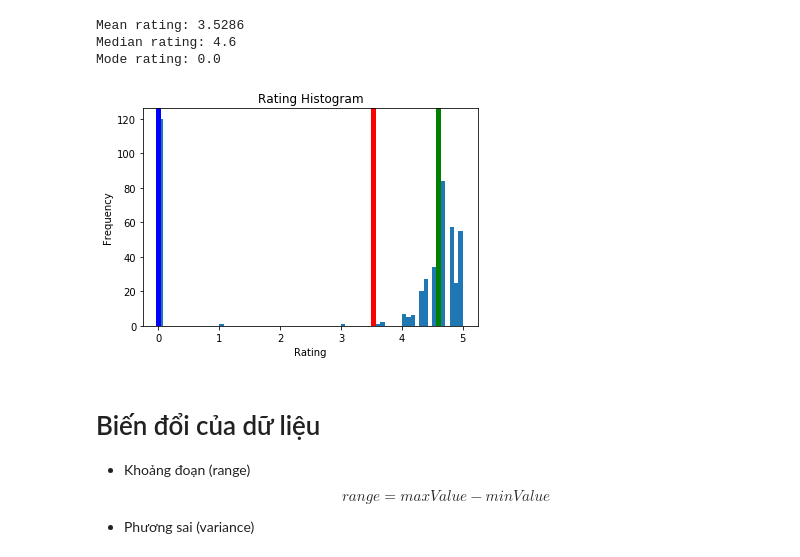
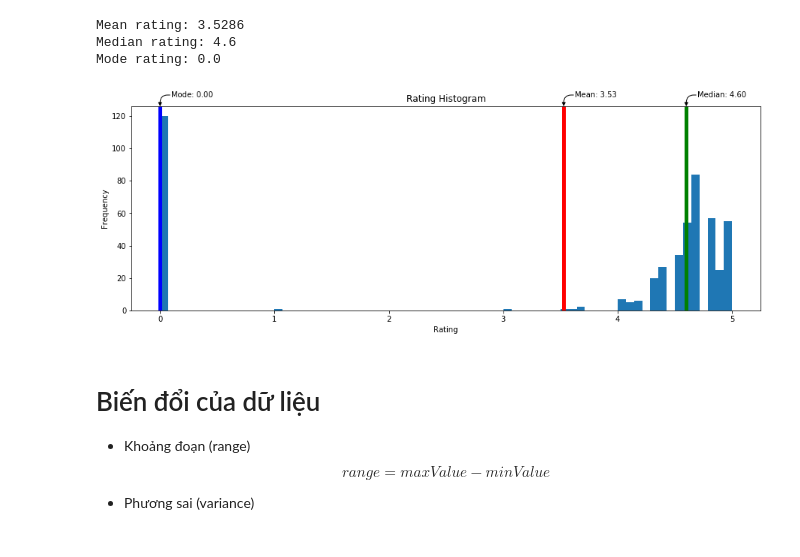
Before and after one commit to ongxuanhong/data-science-works, a Jupyter notebook: statistics/notebooks/data_descriptions.ipynb, the cells around one changed output. Saved outputs shown, nothing was run; the diff lists cells and outputs as text; code cells hidden in the pictures.

```diff
--- a/statistics/notebooks/data_descriptions.ipynb
+++ b/statistics/notebooks/data_descriptions.ipynb
@@ -134,18 +136,33 @@ Median rating: 4.6
 Mode rating: 0.0
 # %%
 # visualize price column
-fig, ax = plt.subplots()
+fig, ax = plt.subplots(figsize=(15, 5))
 ax.axvline(mean_rating, color='red', linewidth=5)
 ax.axvline(median_rating, color='green', linewidth=5)
 ax.axvline(mode_rating, color='blue', linewidth=5)
+
+# Add arrows annotating the means:
+def add_arrow(label, val, align="left"):
+    ax.annotate(label + ': {:0.2f}'.format(val), xy=(val, 1), xytext=(15, 15),
+            xycoords=('data', 'axes fraction'), textcoords='offset points',
+            horizontalalignment=align, verticalalignment='center',
+            arrowprops=dict(arrowstyle='-|>', fc='black', shrinkA=0, shrinkB=0,
+                            connectionstyle='angle,angleA=0,angleB=90,rad=10'),
+            )
+
+add_arrow("Mean", mean_rating)
+add_arrow("Median", median_rating)
+add_arrow("Mode", mode_rating)
+ax.legend(loc='upper left')
+ax.margins(0.05)
 
 plt.hist(df_ratio["Rating"], bins=70)
 plt.title("Rating Histogram")
 plt.xlabel("Rating")
 plt.ylabel("Frequency")
 plt.show()
 # %% [output]
-[figure, old version]
+[figure, new version]
 # %% [markdown]
 # Biến đổi của dữ liệu
 - Khoảng đoạn (range)
```
Also changed, not shown: parts of 9 cells of this notebook.
